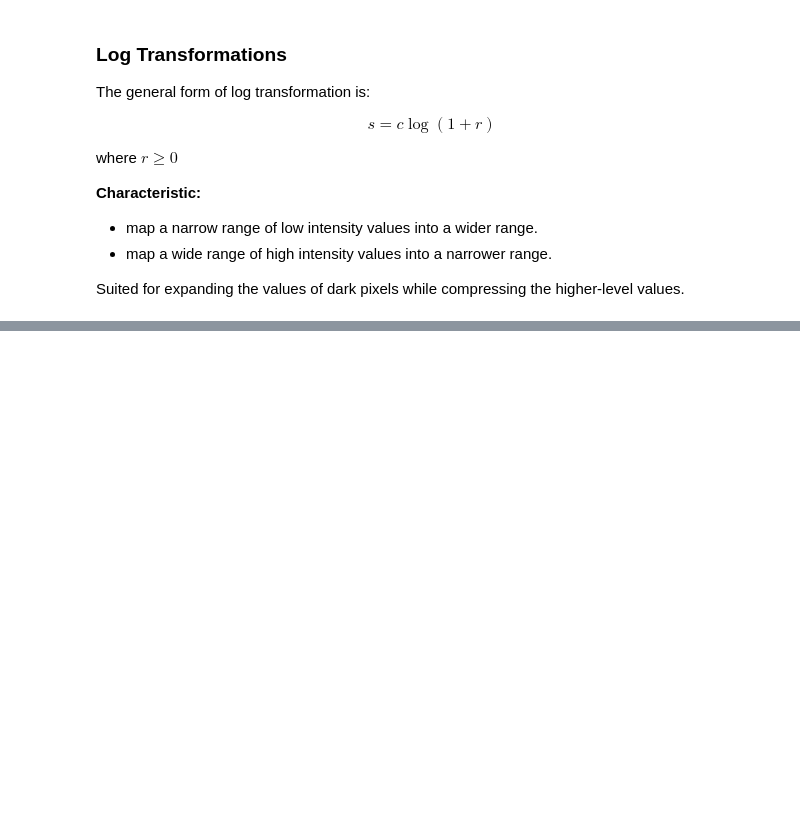
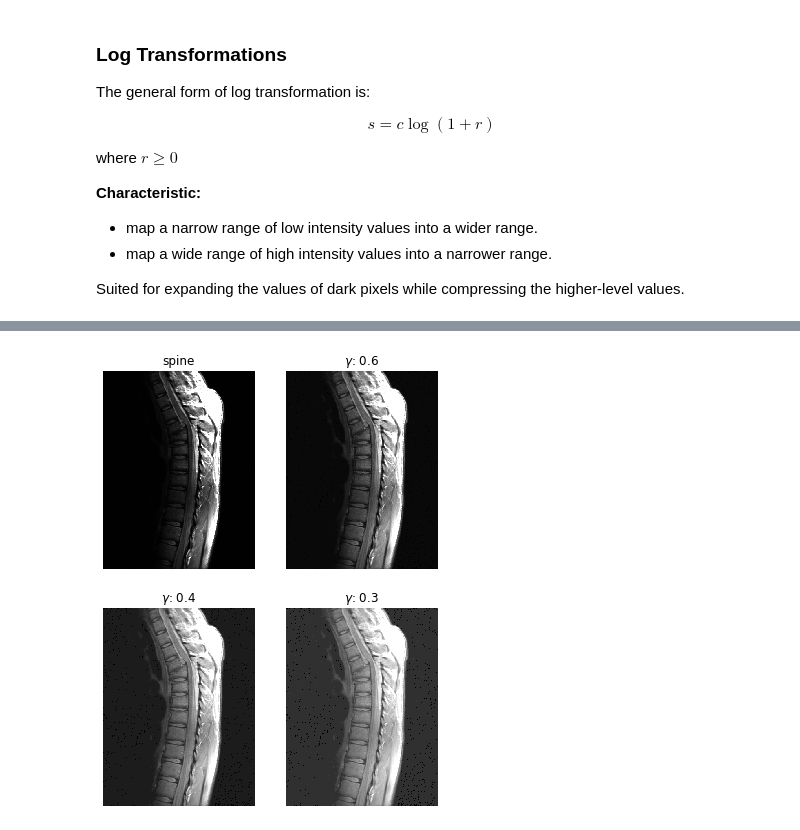
Before and after one commit to DeepWalter/DIP, a Jupyter notebook: chapter03/chapter3.ipynb, the cells around one changed output, grey strips where cells are left out. Cells and saved outputs as stored; diff of their text form; code cells hidden in the pictures; blank space fills up the shorter version.

```diff
--- a/chapter03/chapter3.ipynb
+++ b/chapter03/chapter3.ipynb
@@ -86,0 +90,43 @@ plt.show()
+# %%
+def gamma_correct(image, gamma=1.0):
+    """Perform the gamma correction on image.
+
+    Note: currently, it only supports transformations for grayscale
+    images.
+
+    Parameters
+    ----------
+    image: 2-dim ndarray
+        The input grayscale image.
+    gamma: float in [0, 1]
+        Gamma value.
+    Returns
+    -------
+    2-dim ndarray
+        Gamma corrected image with the same shape as input image.
+    """
+    # Gamma transformation lookup talbe.
+    L = 256
+    lookup_table = np.arange(L, dtype=np.float)
+    np.power(lookup_table / (L - 1), gamma, out=lookup_table)
+    np.rint(lookup_table * (L - 1), out=lookup_table)
+    lookup_table = lookup_table.astype(np.uint8, copy=False)
+
+    return lookup_table[image]
+# %%
+spine = cv.imread('../resource/Fig0308(a)(fractured_spine).tif',
+                  cv.IMREAD_GRAYSCALE)
+
+gammas = [1.0, 0.6, 0.4, 0.3]
+i = 1
+plt.figure(figsize=(6, 8))
+for gamma in gammas:
+    if i == 1:
+        imshow(spine, 221, title='spine')
+    else:
+        corrected_image = gamma_correct(spine, gamma=gamma)
+        imshow(corrected_image, position=(2, 2, i), title=f'$\gamma$: {gamma}')
+    i += 1
+plt.show()
+# %% [output]
+[figure, added]
```
Also changed, not shown: parts of 4 cells of this notebook, 2 other files.
